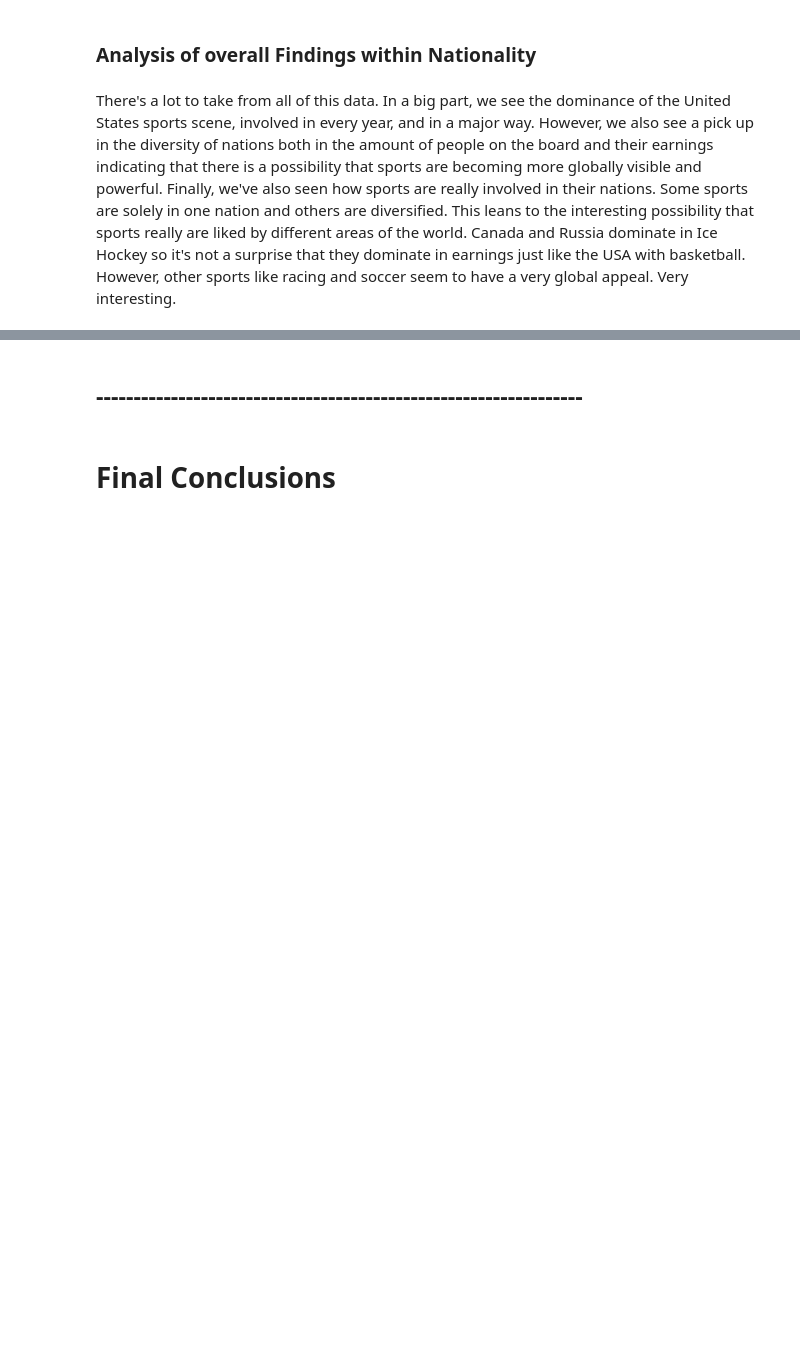
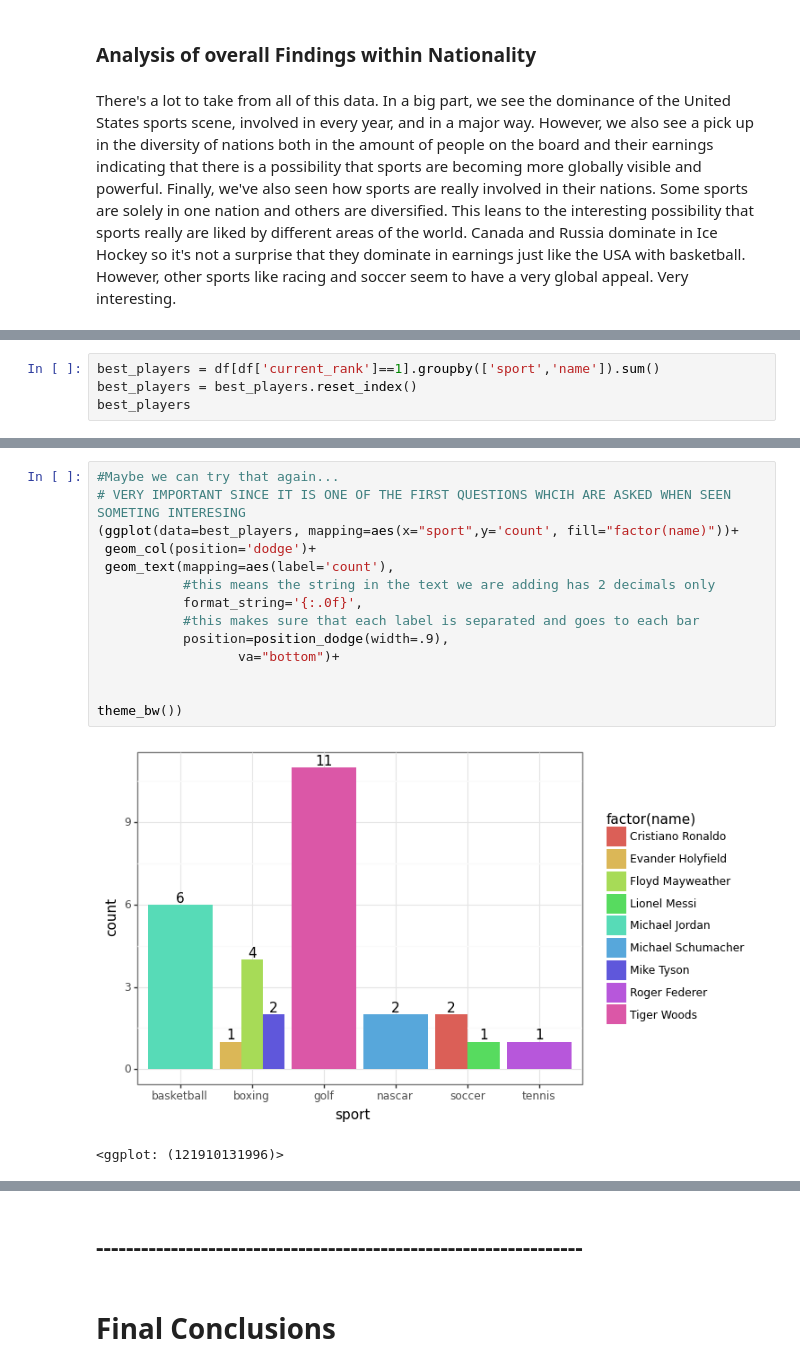
Before and after one commit to zoeshenrw/databootcamp-midterm, a Jupyter notebook: Master_File_v2.1.ipynb, the cells around one changed output, grey strips where cells are left out. Cells and saved outputs as stored; diff of their text form; blank space fills up the shorter version.

```diff
--- a/Master_File_v2.1.ipynb
+++ b/Master_File_v2.1.ipynb
@@ -864,0 +972,4 @@ There's a lot to take from all of this data. In a big part, we see the dominance
+# %%
+best_players = df[df['current_rank']==1].groupby(['sport','name']).sum()
+best_players = best_players.reset_index()
+best_players
@@ -864,0 +987,17 @@ There's a lot to take from all of this data. In a big part, we see the dominance
+# %%
+#Maybe we can try that again...
+# VERY IMPORTANT SINCE IT IS ONE OF THE FIRST QUESTIONS WHCIH ARE ASKED WHEN SEEN SOMETING INTERESING
+(ggplot(data=best_players, mapping=aes(x="sport",y='count', fill="factor(name)"))+
+ geom_col(position='dodge')+
+ geom_text(mapping=aes(label='count'),
+           #this means the string in the text we are adding has 2 decimals only
+           format_string='{:.0f}',
+           #this makes sure that each label is separated and goes to each bar
+           position=position_dodge(width=.9),
+                  va="bottom")+
+
+
+theme_bw())
+# %% [output]
+[figure, added]
+<ggplot: (121910131996)>
```
Also changed, not shown: parts of 66 cells of this notebook.
